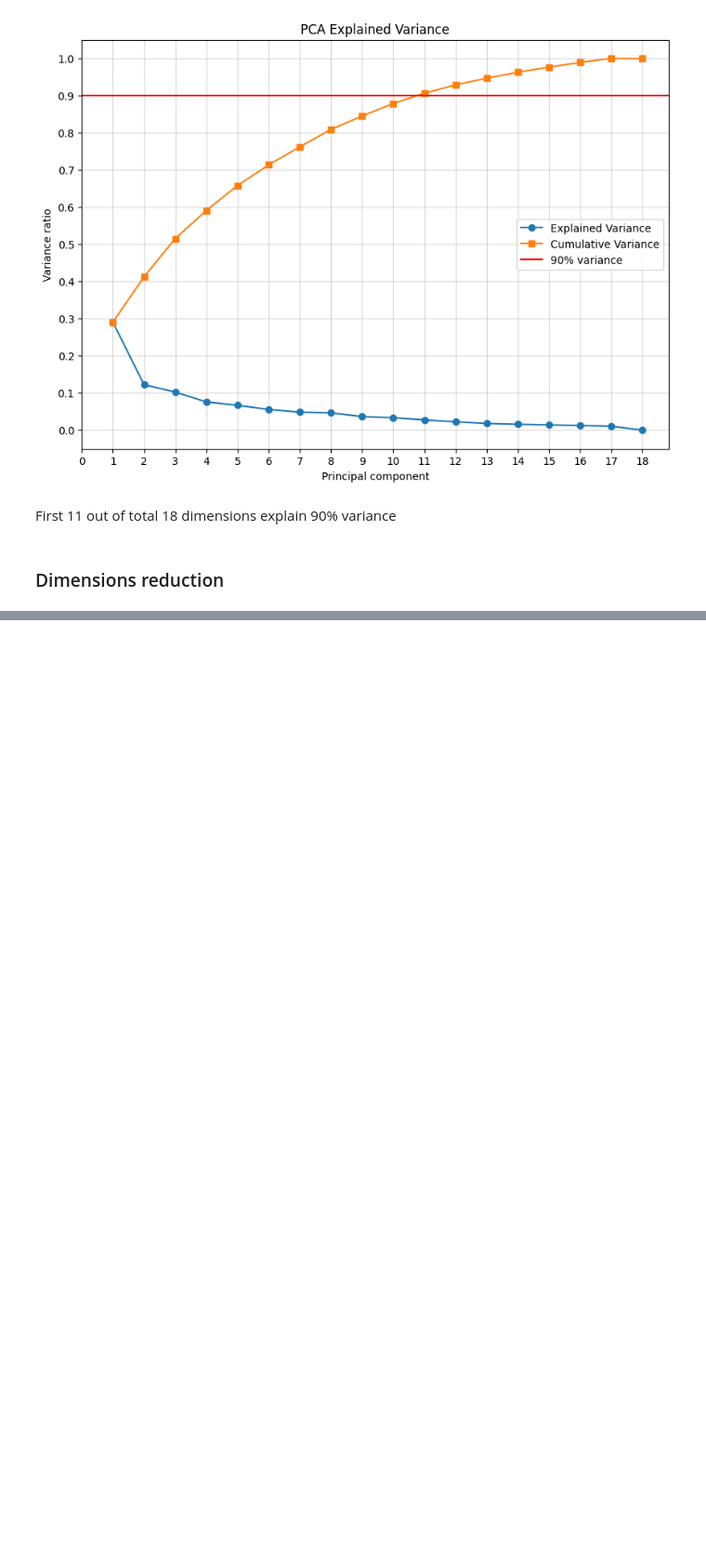
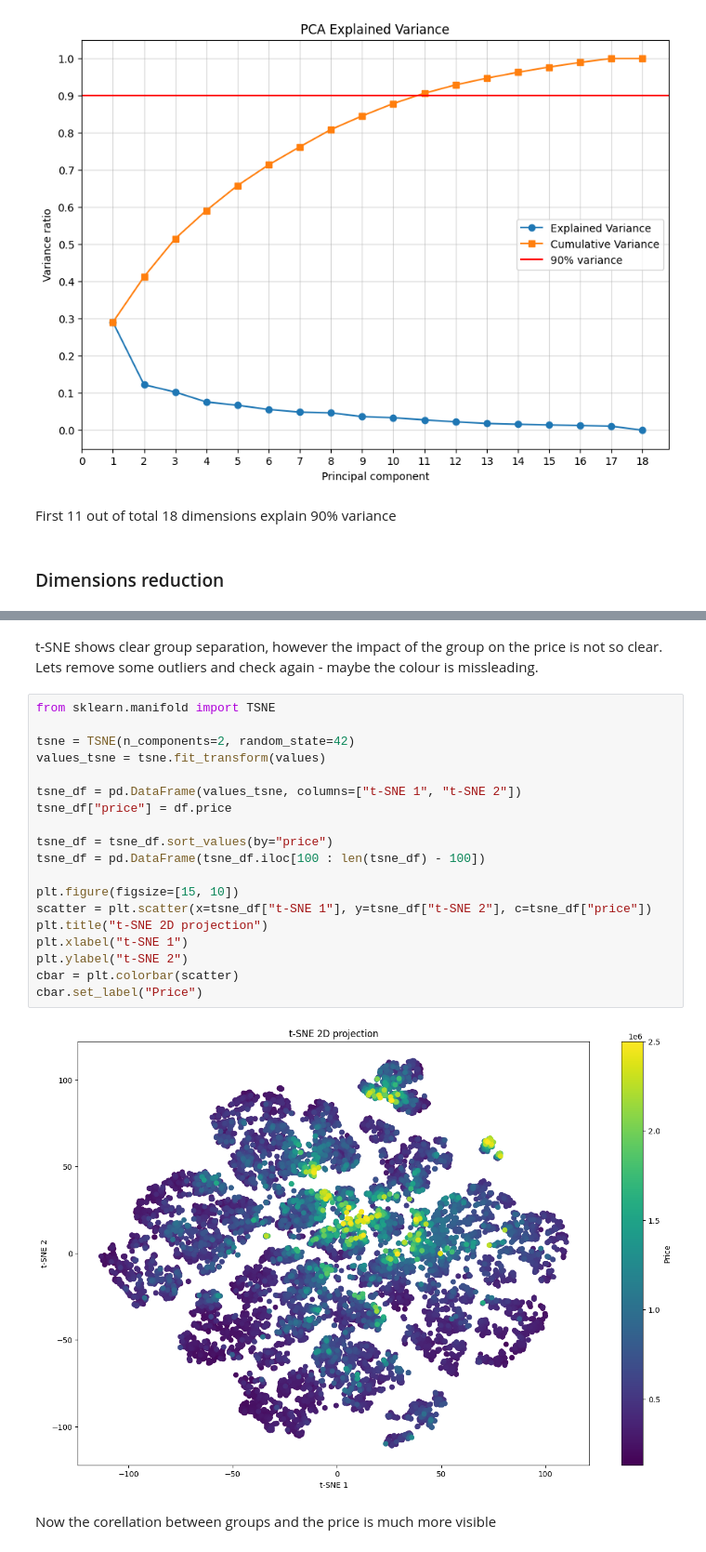
Before and after one commit to MarcinStolarczyk01/WSEI-Preliminary_Processing_and_Visualization_of_Data, a Jupyter notebook: lab5/Dimension-Reduction.ipynb, the cells around one changed output, grey strips where cells are left out. Shown at 93% size. Drawn from its saved outputs; the diff is of its cells as text; blank space fills up the shorter version.

```diff
--- a/lab5/Dimension-Reduction.ipynb
+++ b/lab5/Dimension-Reduction.ipynb
@@ -106,0 +159,25 @@ cbar.set_label("Price")
+# %% [markdown]
+t-SNE shows clear group separation, however the impact of the group on the price is not so clear. Lets remove some outliers and check again - maybe the colour is missleading.
+# %%
+from sklearn.manifold import TSNE
+
+tsne = TSNE(n_components=2, random_state=42)
+values_tsne = tsne.fit_transform(values)
+
+tsne_df = pd.DataFrame(values_tsne, columns=["t-SNE 1", "t-SNE 2"])
+tsne_df["price"] = df.price
+
+tsne_df = tsne_df.sort_values(by="price")
+tsne_df = pd.DataFrame(tsne_df.iloc[100 : len(tsne_df) - 100])
+
+plt.figure(figsize=[15, 10])
+scatter = plt.scatter(x=tsne_df["t-SNE 1"], y=tsne_df["t-SNE 2"], c=tsne_df["price"])
+plt.title("t-SNE 2D projection")
+plt.xlabel("t-SNE 1")
+plt.ylabel("t-SNE 2")
+cbar = plt.colorbar(scatter)
+cbar.set_label("Price")
+# %% [output]
+[figure, added]
+# %% [markdown]
+Now the corellation between groups and the price is much more visible
```
Also changed, not shown: parts of 9 cells of this notebook, 4 other files.
